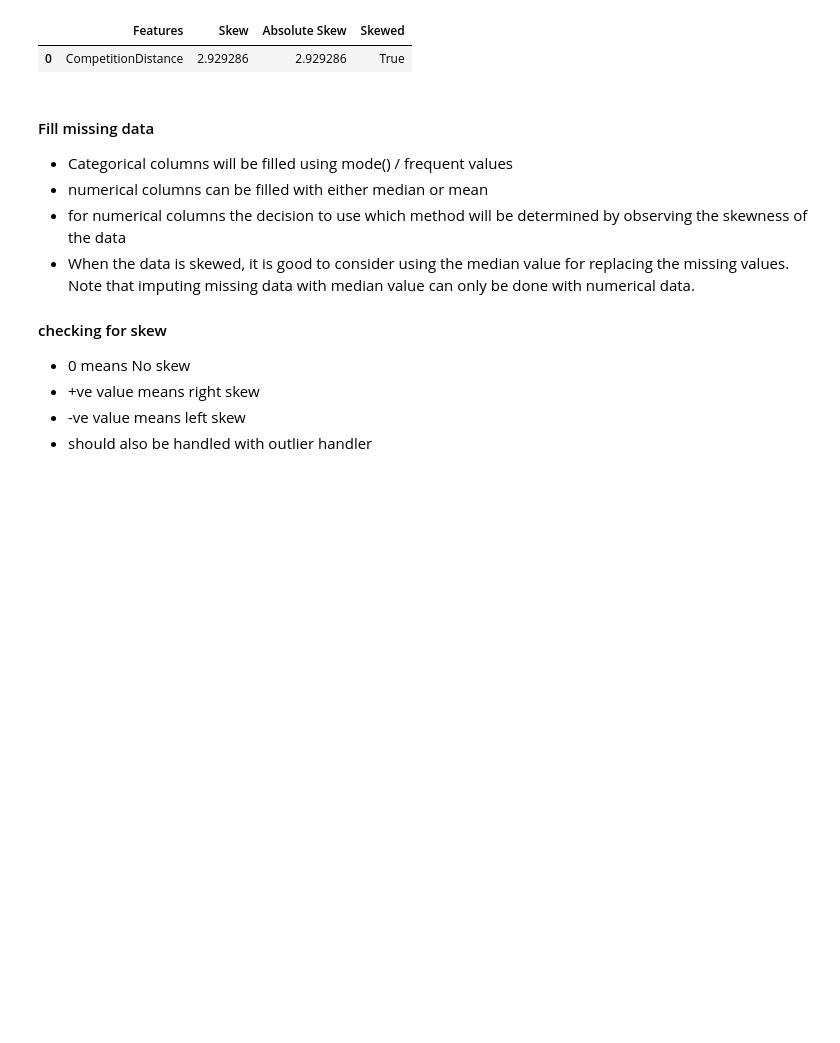
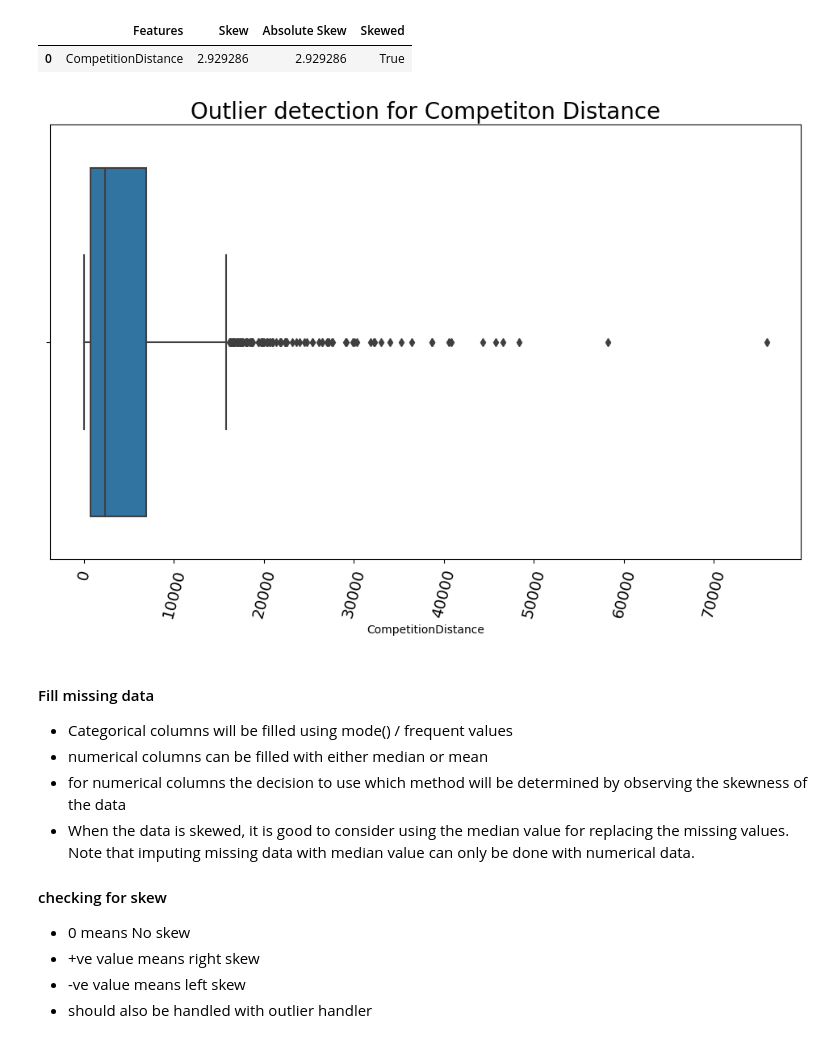
Before and after one commit to Nathnael12/pharmaceutical-sales-prediction, a Jupyter notebook: notbooks/data_preprocessing.ipynb, the cells around one changed output. Cells and saved outputs as stored; diff of their text form; code cells hidden in the pictures; blank space fills up the shorter version.

```diff
--- a/notbooks/data_preprocessing.ipynb
+++ b/notbooks/data_preprocessing.ipynb
@@ -228,6 +228,10 @@ skew_data_store
 # %% [output]
 |  | Features | Skew | Absolute Skew | Skewed |
 | 0 | CompetitionDistance | 2.929286 | 2.929286 | True |
+# %%
+plotter.plot_box(store,"CompetitionDistance","Outlier detection for Competiton Distance")
+# %% [output]
+[figure, added]
 # %% [markdown]
 #### Fill missing data
 - Categorical columns will be filled using mode() / frequent values
```
Also changed, not shown: parts of 8 cells of this notebook.
